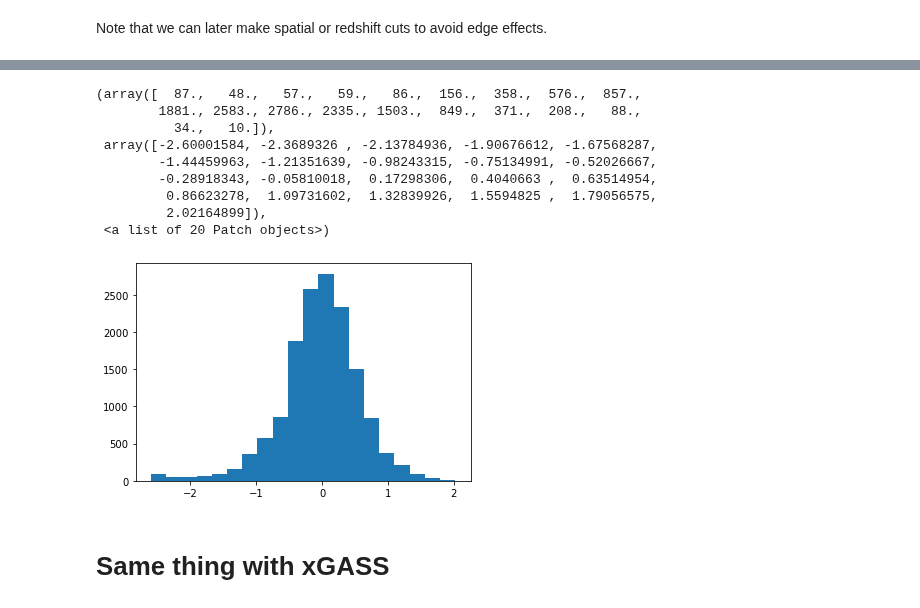
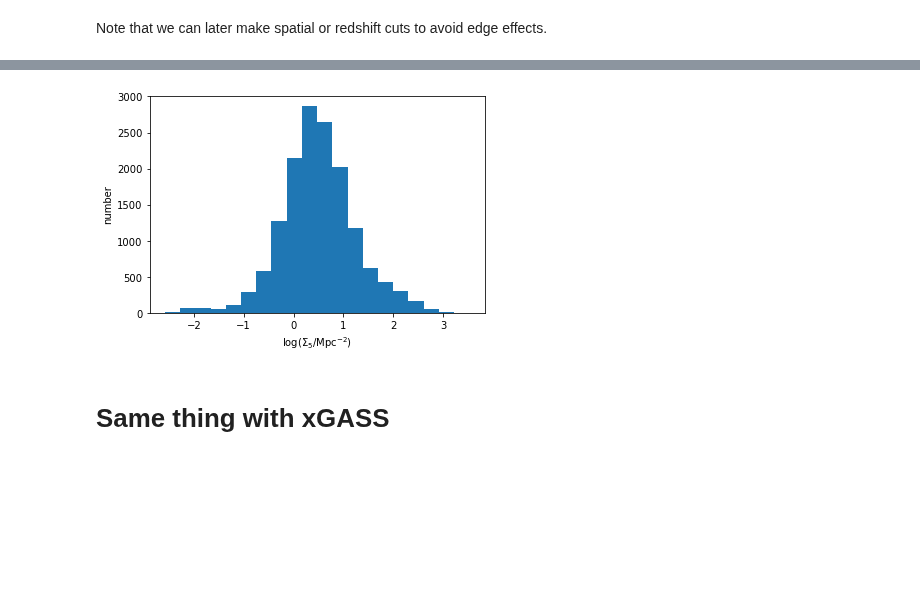
Before and after one commit to jwuphysics/HI-convnets, a Jupyter notebook: notebook/Environmental variable.ipynb, the cells around one changed output, grey strips where cells are left out. Drawn from its saved outputs; the diff is of its cells as text; code cells hidden in the pictures; blank space fills up the shorter version.

Commit message:
correct Sigma_5/delta_5

```diff
--- a/notebook/Environmental variable.ipynb
+++ b/notebook/Environmental variable.ipynb
@@ -85,18 +76,13 @@ array([[-0.06012077],
+# %%
+overdensity = pd.read_csv('../data/a.40-Sigma_5.csv')
 # %%
-plt.hist(np.log10(delta_5), bins=20)
-plt.xlabel(r'log(1 + $\delta_5$)')
+a40_log_d5 = np.log10(overdensity.Sigma_5)
+
+plt.hist(a40_log_d5, bins=20)
+plt.xlabel(r'log($\Sigma_5 / \rm Mpc^{-2}$)')
 plt.ylabel('number');
 # %% [output]
-(array([  87.,   48.,   57.,   59.,   86.,  156.,  358.,  576.,  857.,
-        1881., 2583., 2786., 2335., 1503.,  849.,  371.,  208.,   88.,
-          34.,   10.]),
- array([-2.60001584, -2.3689326 , -2.13784936, -1.90676612, -1.67568287,
-        -1.44459963, -1.21351639, -0.98243315, -0.75134991, -0.52026667,
-        -0.28918343, -0.05810018,  0.17298306,  0.4040663 ,  0.63514954,
-         0.86623278,  1.09731602,  1.32839926,  1.5594825 ,  1.79056575,
-         2.02164899]),
- <a list of 20 Patch objects>)
-[figure, old version]
+[figure, new version]
 # %% [markdown]
 # Same thing with xGASS
 # %%
```
Also changed, not shown: parts of 26 cells of this notebook, 1 other file.
